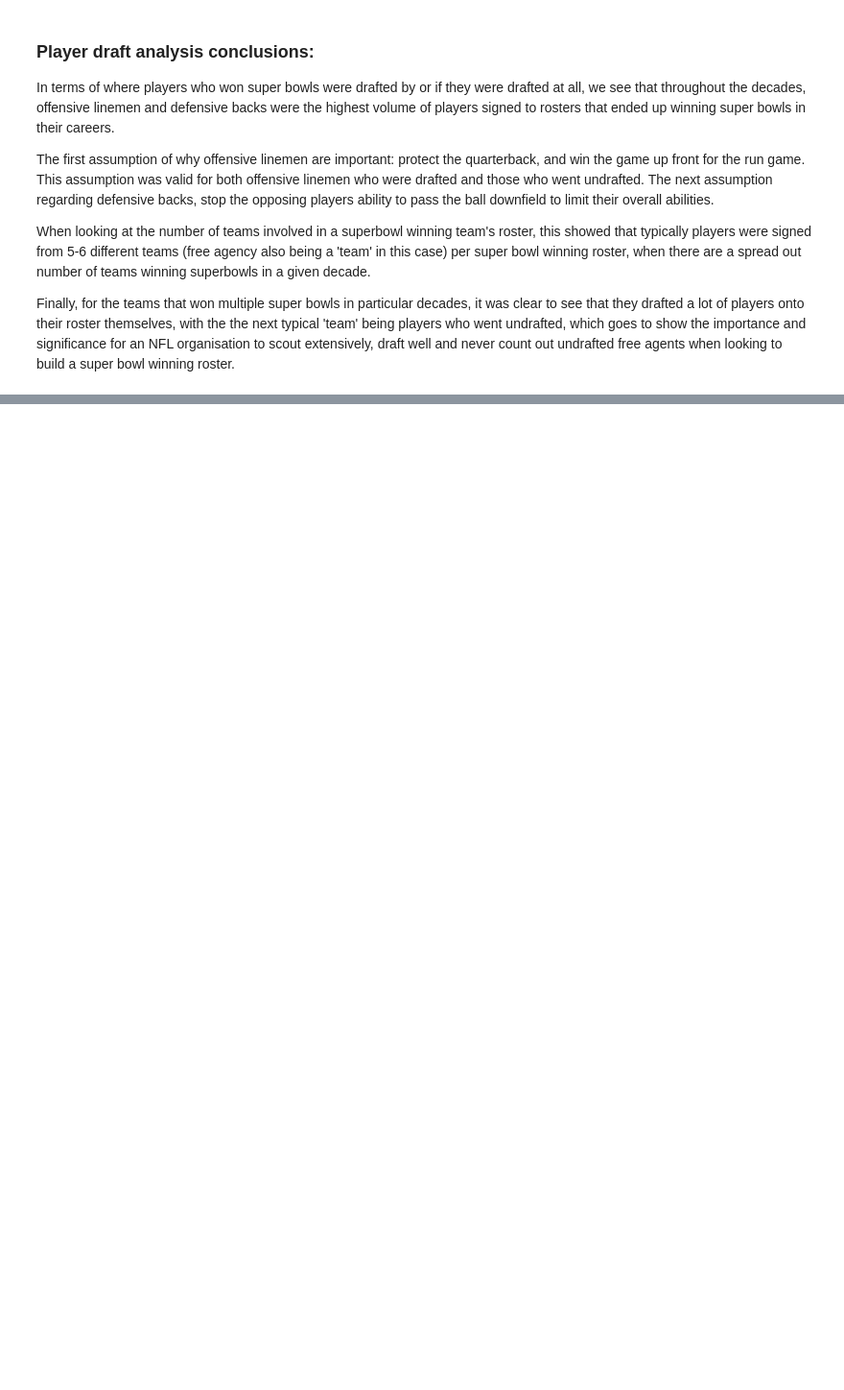
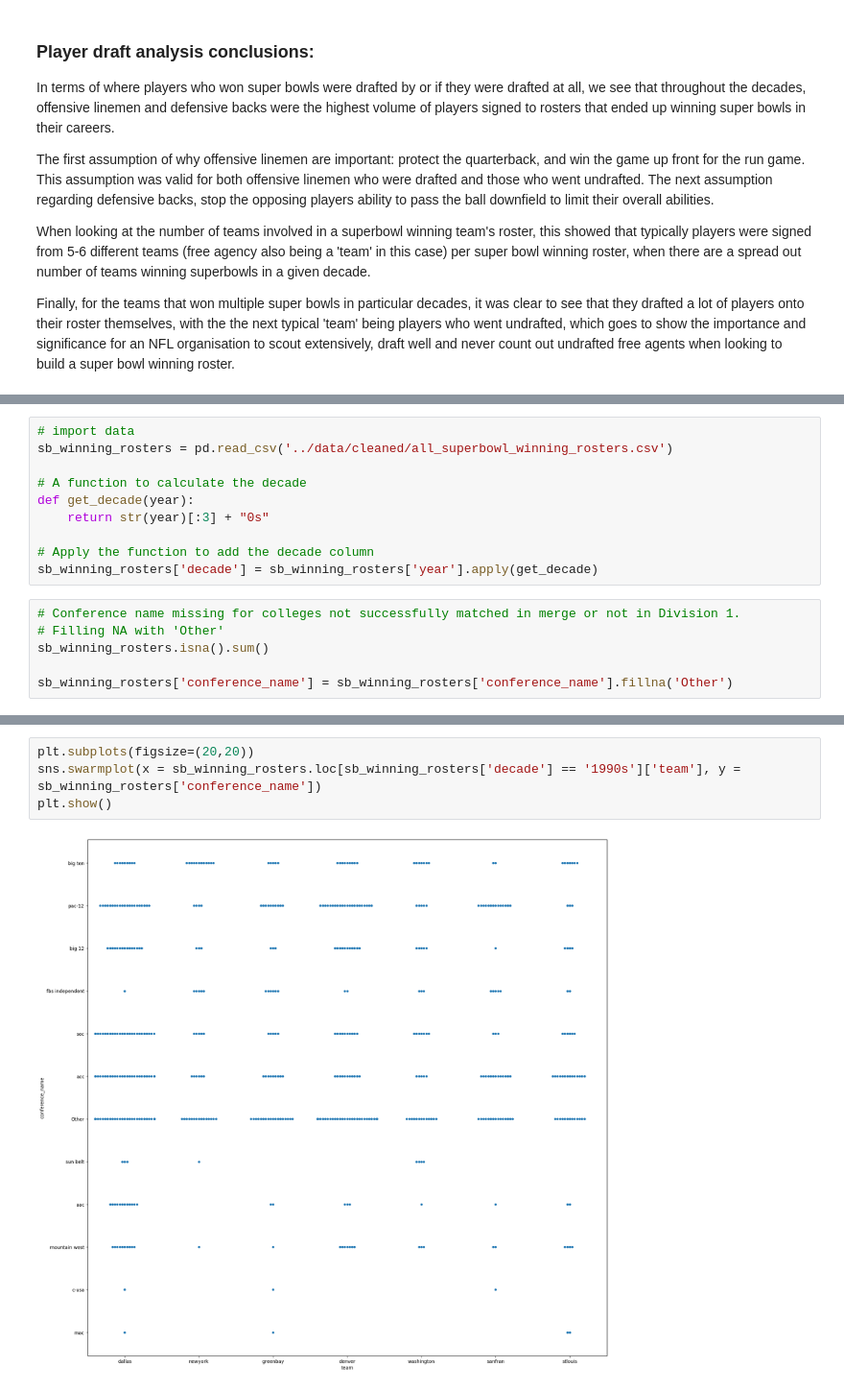
Before and after one commit to aferrers/nfl_superbowl_winners, a Jupyter notebook: notebooks/exploration_super_bowl_rosters.ipynb, the cells around one changed output, grey strips where cells are left out. Shown at 96% size. Cells and saved outputs as stored; diff of their text form; blank space fills up the shorter version.

```diff
--- a/notebooks/exploration_super_bowl_rosters.ipynb
+++ b/notebooks/exploration_super_bowl_rosters.ipynb
@@ -406,0 +437,16 @@ Finally, for the teams that won multiple super bowls in particular decades, it w
+# %%
+# import data
+sb_winning_rosters = pd.read_csv('../data/cleaned/all_superbowl_winning_rosters.csv')
+
+# A function to calculate the decade
+def get_decade(year):
+    return str(year)[:3] + "0s"
+
+# Apply the function to add the decade column
+sb_winning_rosters['decade'] = sb_winning_rosters['year'].apply(get_decade)
+# %%
+# Conference name missing for colleges not successfully matched in merge or not in Division 1.
+# Filling NA with 'Other'
+sb_winning_rosters.isna().sum()
+
+sb_winning_rosters['conference_name'] = sb_winning_rosters['conference_name'].fillna('Other')
@@ -406,0 +523,6 @@ Finally, for the teams that won multiple super bowls in particular decades, it w
+# %%
+plt.subplots(figsize=(20,20))
+sns.swarmplot(x = sb_winning_rosters.loc[sb_winning_rosters['decade'] == '1990s']['team'], y = sb_winning_rosters['conference_name'])
+plt.show()
+# %% [output]
+[figure, added]
```
Also changed, not shown: parts of 24 cells of this notebook, 1 other file.
